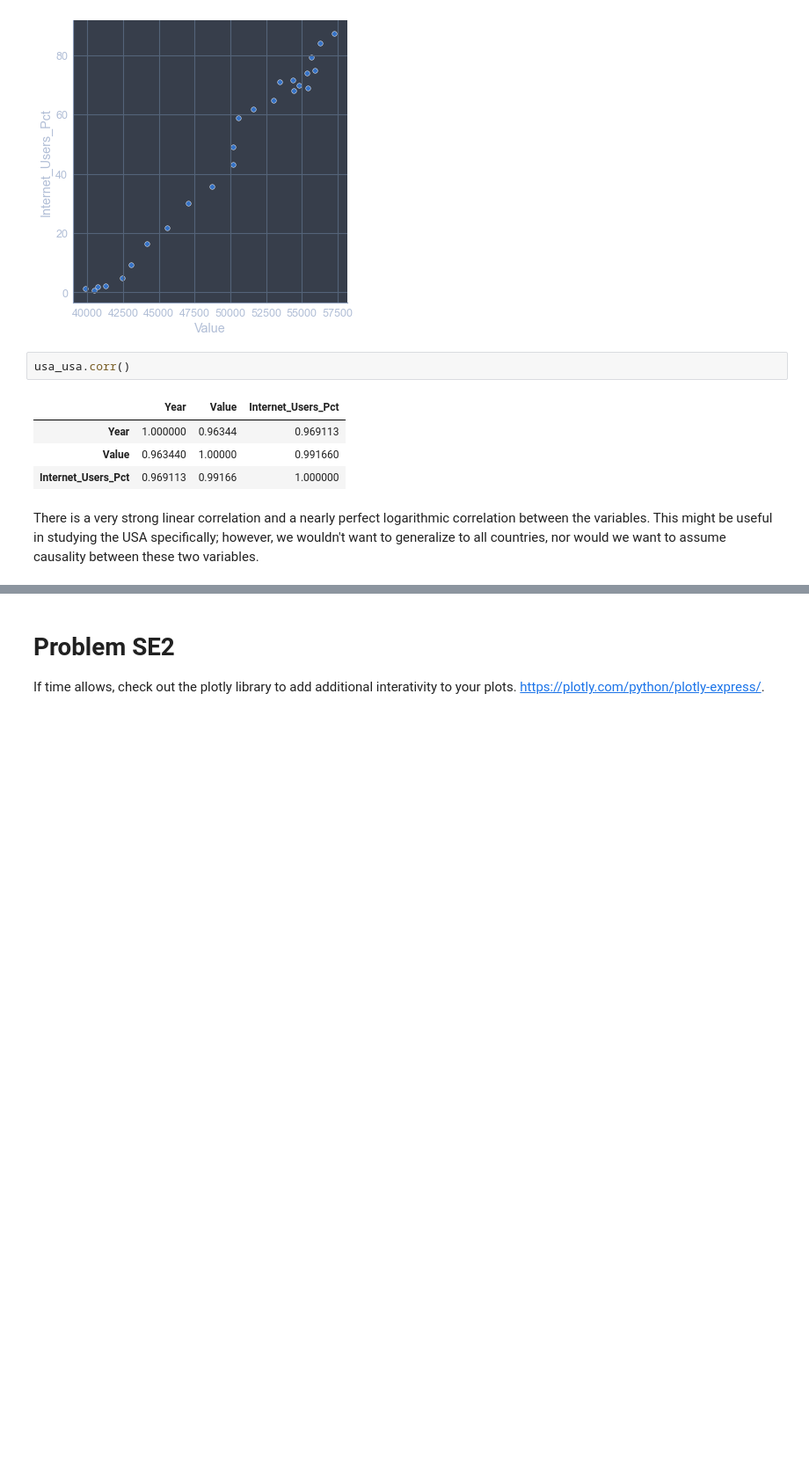
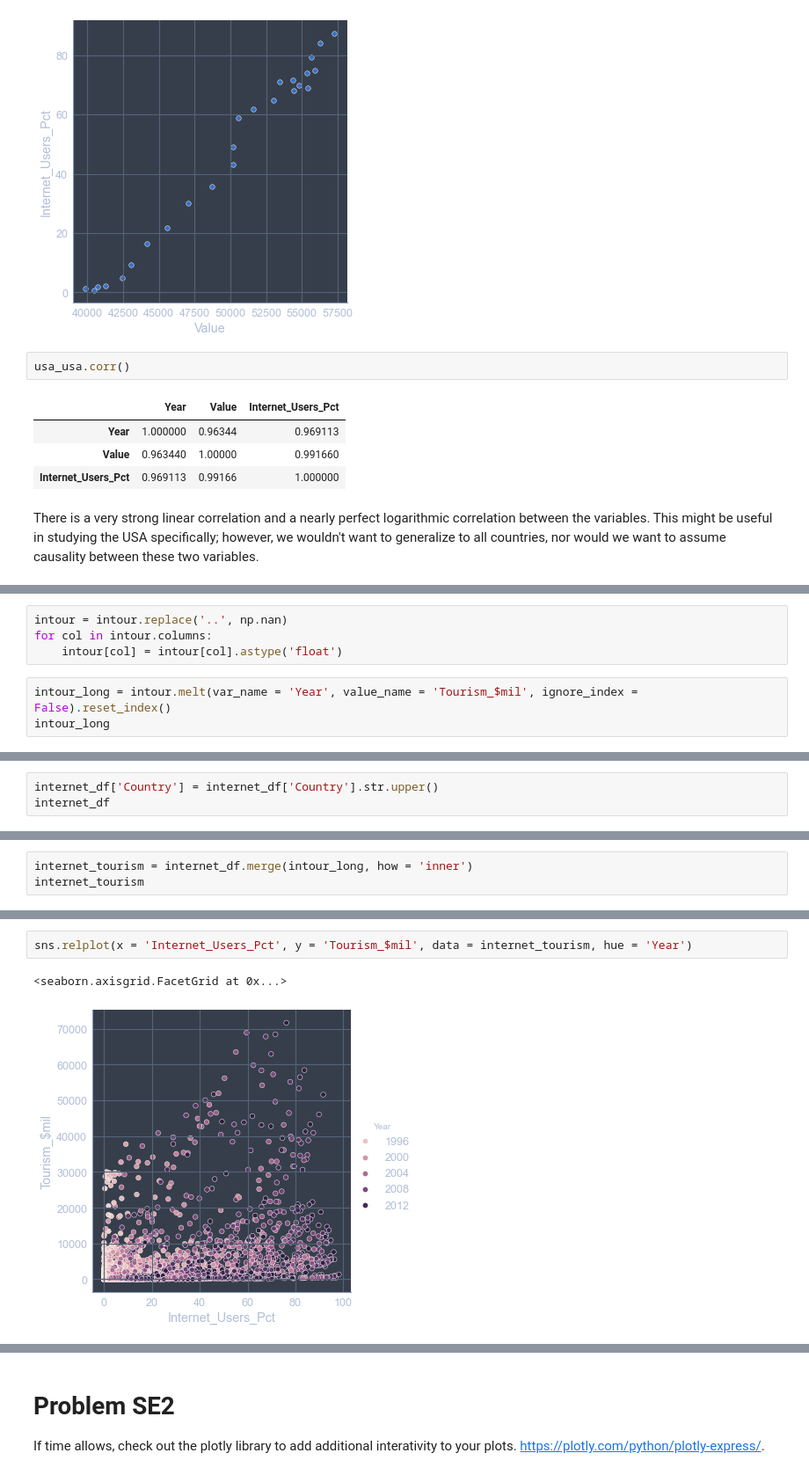
Before and after one commit to nss-data-science-cohort-5/un_exploration-jrioross, a Jupyter notebook: notebooks/UN_Data_Exploration.ipynb, the cells around one changed output, grey strips where cells are left out. Shown at 88% size. Drawn from its saved outputs; the diff is of its cells as text; blank space fills up the shorter version.

```diff
--- a/notebooks/UN_Data_Exploration.ipynb
+++ b/notebooks/UN_Data_Exploration.ipynb
@@ -612,0 +672,7 @@ Choose and download another data set from the UN data http://data.un.org/Explore
+# %%
+intour = intour.replace('..', np.nan)
+for col in intour.columns:
+    intour[col] = intour[col].astype('float')
+# %%
+intour_long = intour.melt(var_name = 'Year', value_name = 'Tourism_$mil', ignore_index = False).reset_index()
+intour_long
@@ -612,0 +693,3 @@ Choose and download another data set from the UN data http://data.un.org/Explore
+# %%
+internet_df['Country'] = internet_df['Country'].str.upper()
+internet_df
@@ -612,0 +710,3 @@ Choose and download another data set from the UN data http://data.un.org/Explore
+# %%
+internet_tourism = internet_df.merge(intour_long, how = 'inner')
+internet_tourism
@@ -612,0 +727,5 @@ Choose and download another data set from the UN data http://data.un.org/Explore
+# %%
+sns.relplot(x = 'Internet_Users_Pct', y = 'Tourism_$mil', data = internet_tourism, hue = 'Year')
+# %% [output]
+<seaborn.axisgrid.FacetGrid at 0x...>
+[figure, added]
```
Also changed, not shown: parts of 15 cells of this notebook.
